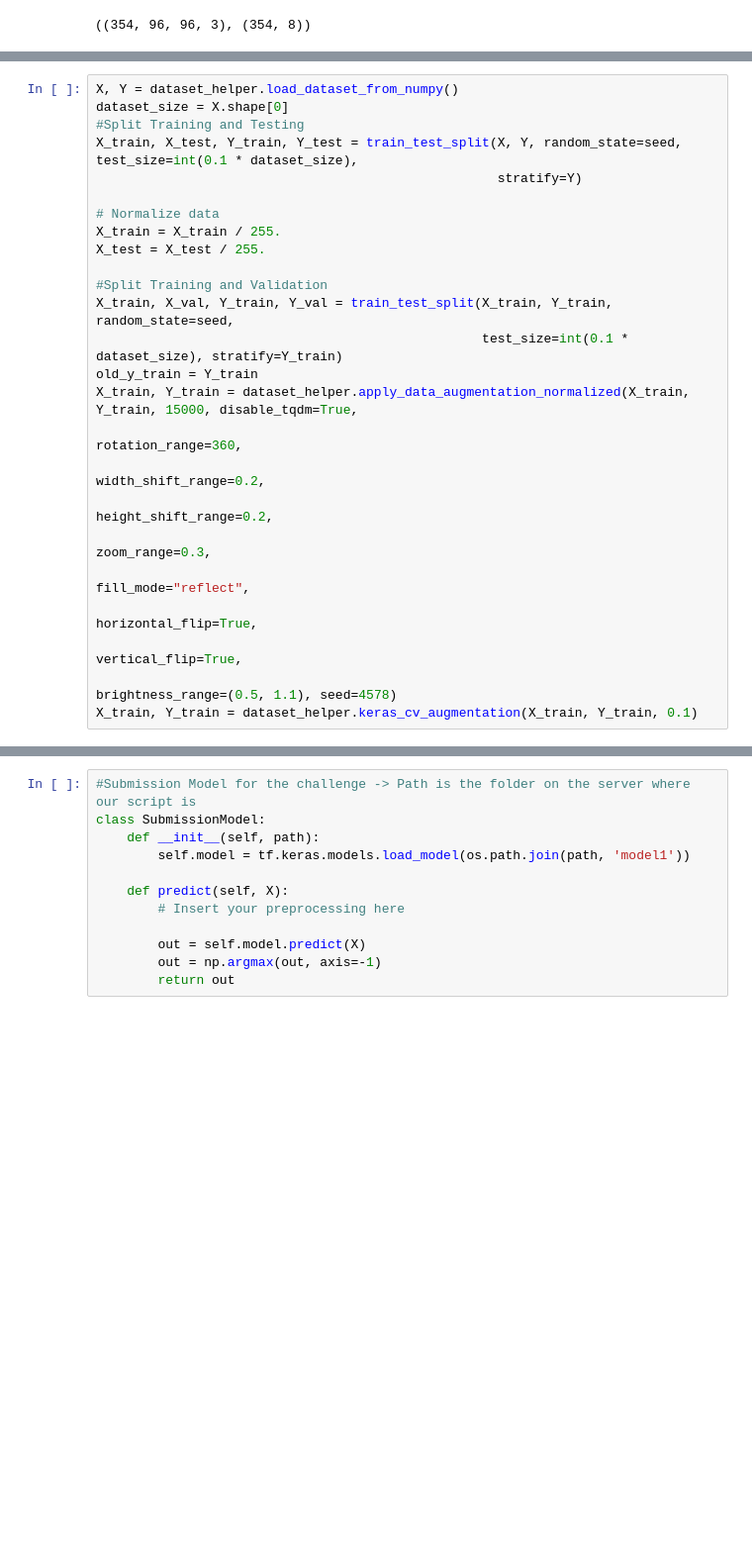
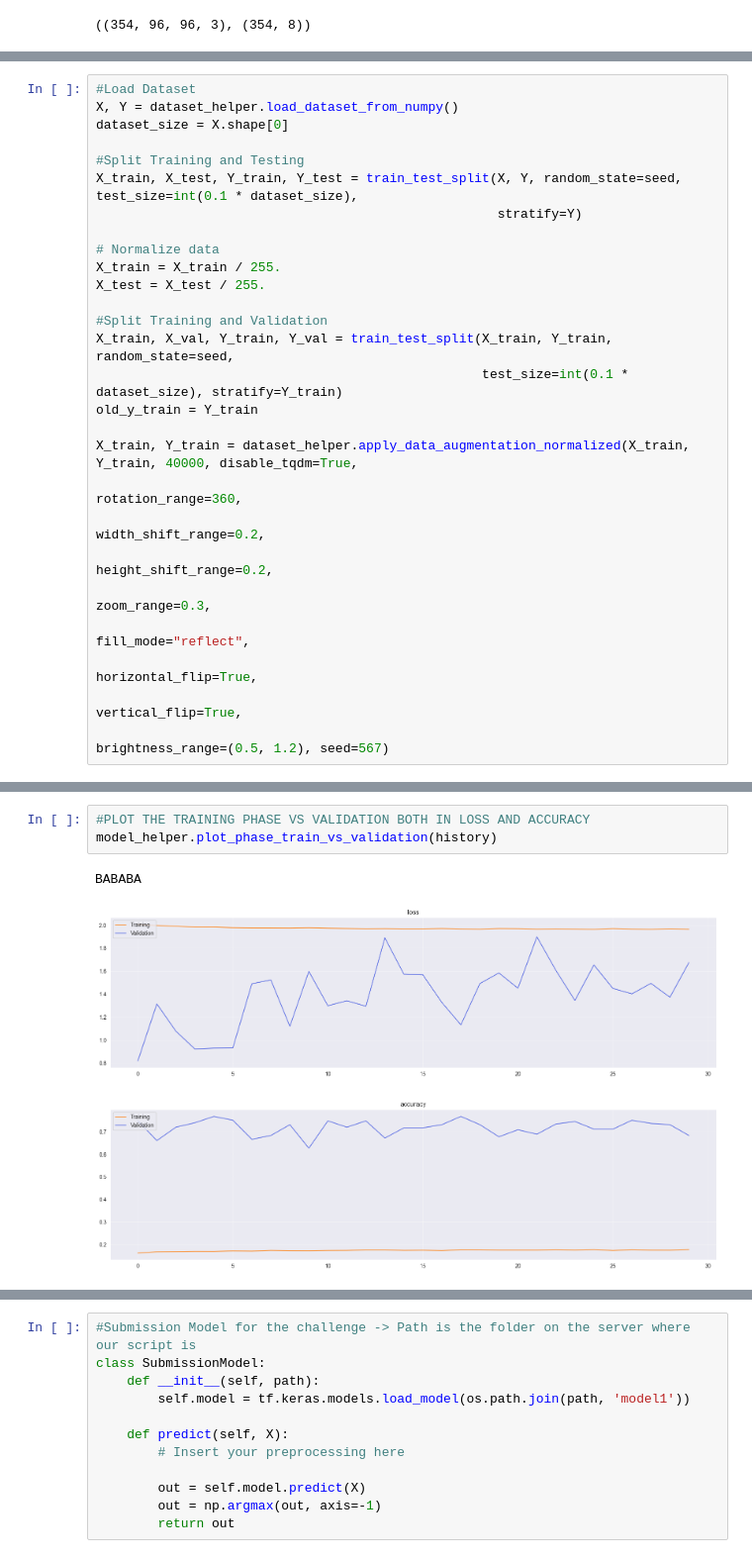
Before and after one commit to marcofasa/AN2DL-Challenges, a Jupyter notebook: Homework1/Models/Model5/Model5.ipynb, the cells around one changed output, grey strips where cells are left out. Shown: that part at 99% size. Cells and saved outputs as stored; diff of their text form; blank space fills up the shorter version.

```diff
--- a/Homework1/Models/Model5/Model5.ipynb
+++ b/Homework1/Models/Model5/Model5.ipynb
@@ -276,6 +281,8 @@ F1: 0.6667
 # %%
+#Load Dataset
 X, Y = dataset_helper.load_dataset_from_numpy()
 dataset_size = X.shape[0]
+
 #Split Training and Testing
 X_train, X_test, Y_train, Y_test = train_test_split(X, Y, random_state=seed, test_size=int(0.1 * dataset_size),
                                                     stratify=Y)
@@ -288,7 +295,8 @@ X_test = X_test / 255.
 X_train, X_val, Y_train, Y_val = train_test_split(X_train, Y_train, random_state=seed,
                                                   test_size=int(0.1 * dataset_size), stratify=Y_train)
 old_y_train = Y_train
-X_train, Y_train = dataset_helper.apply_data_augmentation_normalized(X_train, Y_train, 15000, disable_tqdm=True,
+
+X_train, Y_train = dataset_helper.apply_data_augmentation_normalized(X_train, Y_train, 40000, disable_tqdm=True,
                                                                      rotation_range=360,
                                                                      width_shift_range=0.2,
                                                                      height_shift_range=0.2,
@@ -296,7 +304,6 @@ X_train, Y_train = dataset_helper.apply_data_augmentation_normalized(X_train, Y_
                                                                      fill_mode="reflect",
                                                                      horizontal_flip=True,
                                                                      vertical_flip=True,
-                                                                     brightness_range=(0.5, 1.1), seed=4578)
-X_train, Y_train = dataset_helper.keras_cv_augmentation(X_train, Y_train, 0.1)
+                                                                     brightness_range=(0.5, 1.2), seed=567)
 # %% [output]
 Data Augmentation with data distribution
@@ -384,3 +365,10 @@ _________________________________________________________________
+# %%
+#PLOT THE TRAINING PHASE VS VALIDATION BOTH IN LOSS AND ACCURACY
+model_helper.plot_phase_train_vs_validation(history)
+# %% [output]
+BABABA
+[figure, added]
+[figure, added]
 # %%
 #PLOT CONFUSION MATRIX OF OUR MODEL
 #It is good if diagonal has high values and other part of matrix is dark
```
Also changed, not shown: parts of 23 cells of this notebook, 3 other files.
